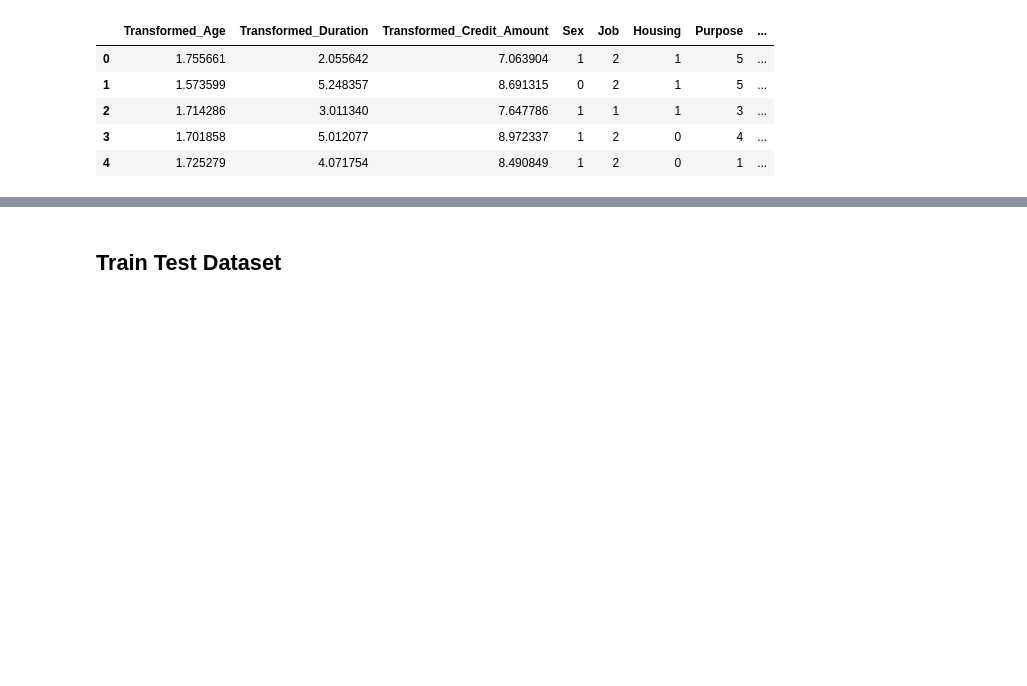
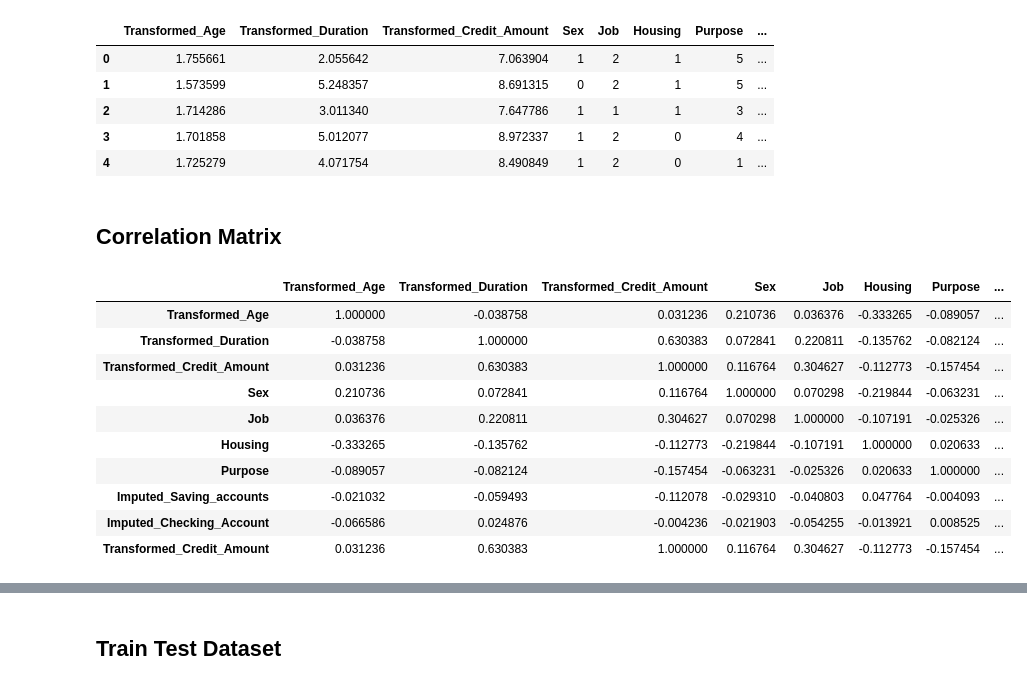
Before and after one commit to Jitensid/Data-Science-Lab-Submissions, a Jupyter notebook: Lab 1/Lab 1a.ipynb, the cells around one changed output, grey strips where cells are left out. Saved outputs shown, nothing was run; the diff lists cells and outputs as text; code cells hidden in the pictures; blank space fills up the shorter version.

```diff
--- a/Lab 1/Lab 1a.ipynb
+++ b/Lab 1/Lab 1a.ipynb
@@ -527,3 +527,19 @@ modelling_dataset.head()
 | 2 | 1.714286 | 3.011340 | 7.647786 | 1 | 1 | 1 | 3 | ... |
 | 3 | 1.701858 | 5.012077 | 8.972337 | 1 | 2 | 0 | 4 | ... |
 | 4 | 1.725279 | 4.071754 | 8.490849 | 1 | 2 | 0 | 1 | ... |
+# %% [markdown]
+## Correlation Matrix
+# %%
+modelling_dataset.corr()
+# %% [output]
+|  | Transformed_Age | Transformed_Duration | Transformed_Credit_Amount | Sex | Job | Housing | Purpose | ... |
+| Transformed_Age | 1.000000 | -0.038758 | 0.031236 | 0.210736 | 0.036376 | -0.333265 | -0.089057 | ... |
+| Transformed_Duration | -0.038758 | 1.000000 | 0.630383 | 0.072841 | 0.220811 | -0.135762 | -0.082124 | ... |
+| Transformed_Credit_Amount | 0.031236 | 0.630383 | 1.000000 | 0.116764 | 0.304627 | -0.112773 | -0.157454 | ... |
+| Sex | 0.210736 | 0.072841 | 0.116764 | 1.000000 | 0.070298 | -0.219844 | -0.063231 | ... |
+| Job | 0.036376 | 0.220811 | 0.304627 | 0.070298 | 1.000000 | -0.107191 | -0.025326 | ... |
+| Housing | -0.333265 | -0.135762 | -0.112773 | -0.219844 | -0.107191 | 1.000000 | 0.020633 | ... |
+| Purpose | -0.089057 | -0.082124 | -0.157454 | -0.063231 | -0.025326 | 0.020633 | 1.000000 | ... |
+| Imputed_Saving_accounts | -0.021032 | -0.059493 | -0.112078 | -0.029310 | -0.040803 | 0.047764 | -0.004093 | ... |
+| Imputed_Checking_Account | -0.066586 | 0.024876 | -0.004236 | -0.021903 | -0.054255 | -0.013921 | 0.008525 | ... |
+| Transformed_Credit_Amount | 0.031236 | 0.630383 | 1.000000 | 0.116764 | 0.304627 | -0.112773 | -0.157454 | ... |
```
Also changed, not shown: parts of 4 cells of this notebook, 1 other file.
